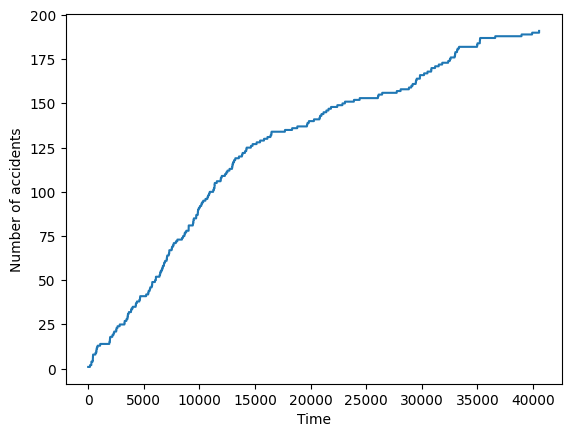
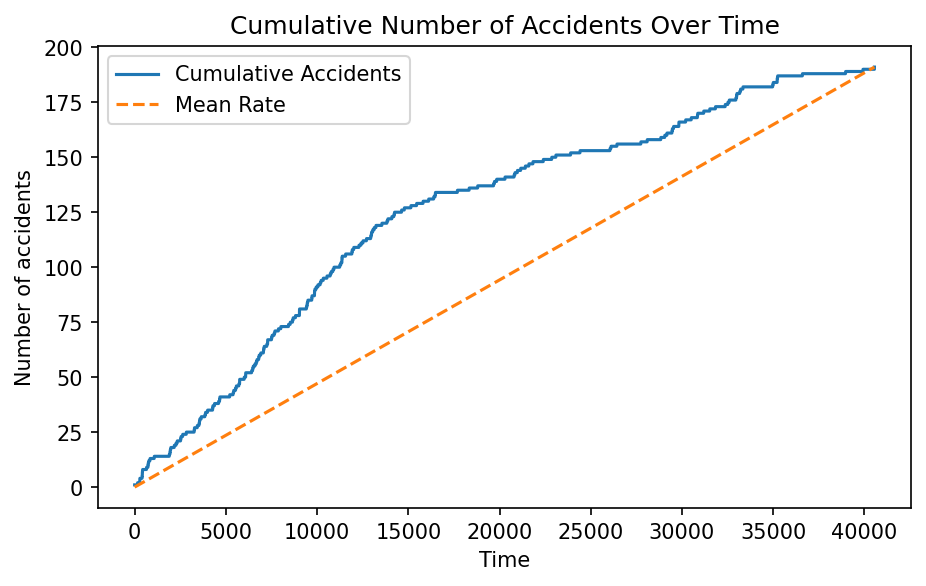
The change to this notebook cell's code, shown as a diff; its figure went from the first image to the second:
--- before
+++ after
@@ -1,11 +1,8 @@
 # Plot cumulative sum of accidents over time
 
-from helpers.q1 import generate_cumulative_accidents
+from helpers.q1 import generate_cumulative_accidents, plot_cumulative_accidents
 
 cumulative_accidents, mean_rate = generate_cumulative_accidents(data)
+print(f"Mean rate of accidents: {mean_rate:.5f} per time unit")
 
-
-plt.plot(range(40550), cumulative_accidents)
-plt.xlabel("Time")
-plt.ylabel("Number of accidents")
-plt.show()
+plot_cumulative_accidents(cumulative_accidents, mean_rate, savefig="plots/cumulative_accidents.png")

Commit: generated cumulative accidents plot